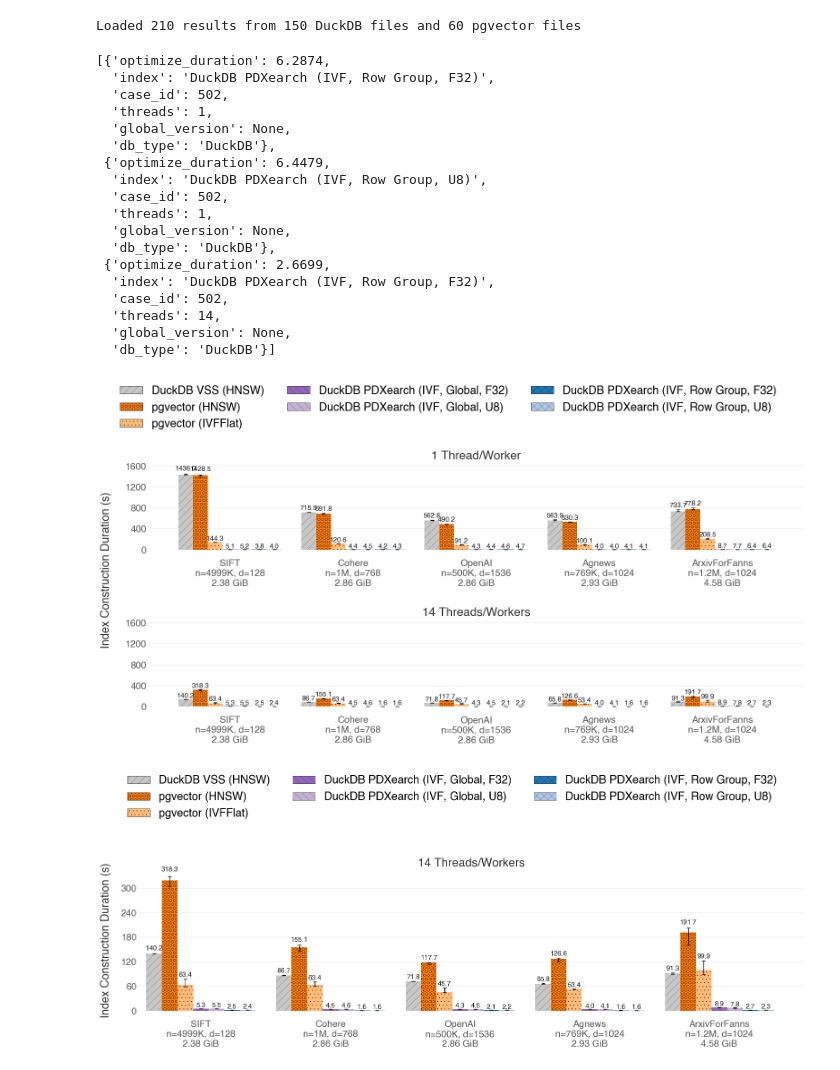
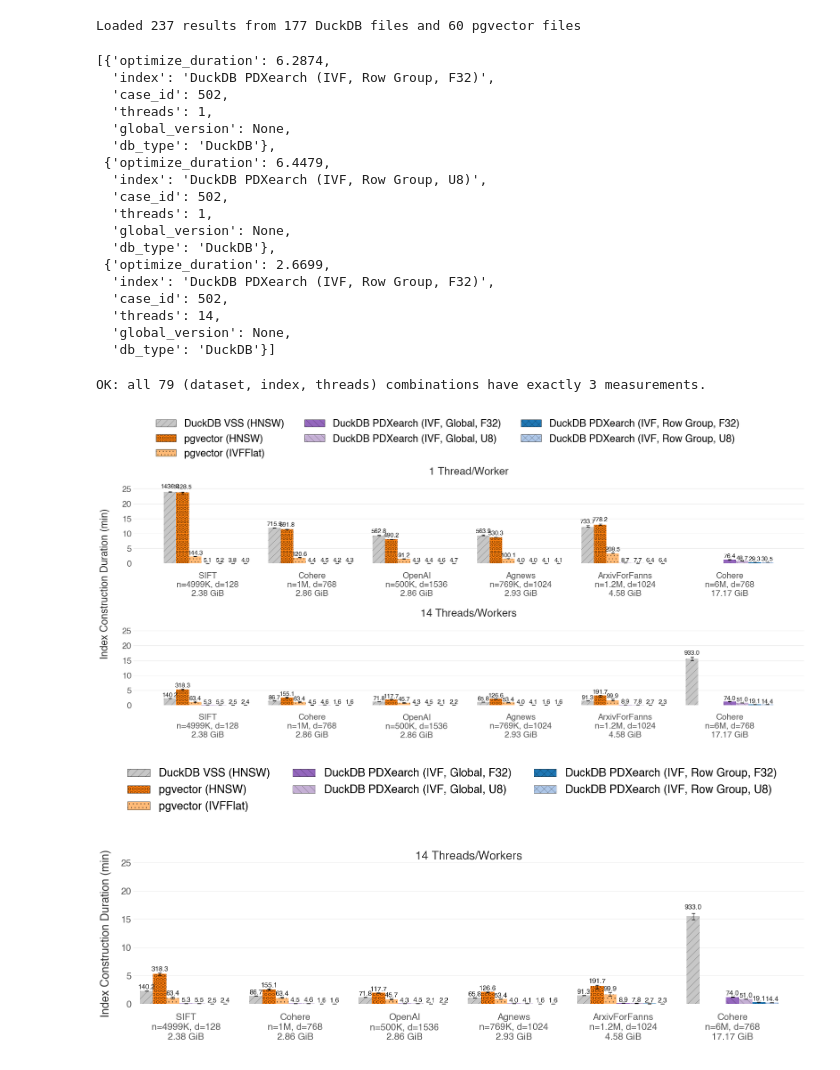
Before and after one commit to Noorts/vss-benchmarks, a Jupyter notebook: analysis/index_creation.ipynb, the cells around one changed output. Drawn from its saved outputs; the diff is of its cells as text; code cells hidden in the pictures.

Commit message:
feat: update index creation plot with Cohere6M

```diff
--- a/analysis/index_creation.ipynb
+++ b/analysis/index_creation.ipynb
@@ -34,7 +34,9 @@ records = []
 
 # Load DuckDB results
 duckdb_results_dir = pathlib.Path("../experiments/results/index_creation/DuckDB")
-duckdb_json_files = sorted(duckdb_results_dir.glob("*.json"))
+duckdb_json_files = sorted(
+    p for p in duckdb_results_dir.glob("*.json") if not p.name.startswith("muted_")
+)
 
 for path in duckdb_json_files:
     with open(path) as f:
@@ -63,7 +65,9 @@ for path in duckdb_json_files:
 
 # Load pgvector results
 pgvector_results_dir = pathlib.Path("../experiments/results/index_creation/PgVector")
-pgvector_json_files = sorted(pgvector_results_dir.glob("*.json"))
+pgvector_json_files = sorted(
+    p for p in pgvector_results_dir.glob("*.json") if not p.name.startswith("muted_")
+)
 
 for path in pgvector_json_files:
     with open(path) as f:
@@ -92,7 +96,7 @@ for path in pgvector_json_files:
 print(f"Loaded {len(records)} results from {len(duckdb_json_files)} DuckDB files and {len(pgvector_json_files)} pgvector files")
 records[:3]
 # %% [output]
-Loaded 210 results from 150 DuckDB files and 60 pgvector files
+Loaded 237 results from 177 DuckDB files and 60 pgvector files
 [{'optimize_duration': 6.2874,
   'index': 'DuckDB PDXearch (IVF, Row Group, F32)',
   'case_id': 502,
@@ -111,6 +115,32 @@ Loaded 210 results from 150 DuckDB files and 60 pgvector files
   'threads': 14,
   'global_version': None,
   'db_type': 'DuckDB'}]
+# %%
+# ---------------------------------------------------------------------------
+# 1b. Validate: exactly 3 measurements per (dataset, index, threads) combo
+# ---------------------------------------------------------------------------
+from collections import Counter
+
+EXPECTED_COUNT = 3
+
+combo_counts = Counter()
+for r in records:
+    key = (CASE_NAMES.get(r["case_id"], f"case_id={r['case_id']}"), r["index"], r["threads"])
+    combo_counts[key] += 1
+
+warnings = []
+for (dataset, index, threads), count in sorted(combo_counts.items()):
+    if count != EXPECTED_COUNT:
+        warnings.append(f"  {dataset} / {index} / {threads}T: {count} measurements (expected {EXPECTED_COUNT})")
+
+if warnings:
+    print(f"WARNING: {len(warnings)} combination(s) do not have exactly {EXPECTED_COUNT} measurements:")
+    for w in warnings:
+        print(w)
+else:
+    print(f"OK: all {len(combo_counts)} (dataset, index, threads) combinations have exactly {EXPECTED_COUNT} measurements.")
+# %% [output]
+OK: all 79 (dataset, index, threads) combinations have exactly 3 measurements.
 # %%
 # ---------------------------------------------------------------------------
 # 2. Case ID → human-readable dataset name
@@ -127,7 +157,7 @@ datasets = sorted(unique_datasets, key=get_dataset_sort_key)
 # ---------------------------------------------------------------------------
 from collections import defaultdict
 import re
-from matplotlib.ticker import MaxNLocator
+from matplotlib.ticker import MultipleLocator
 from matplotlib.patches import Patch
 
 apply_style()
@@ -151,7 +181,7 @@ all_index_types = [idx for idx in INDEX_ORDER if idx in all_index_types]
 n_index_types = len(all_index_types)
 
 # Create 2 subplots: one for 1T, one for 14T (stacked vertically)
-fig, axes = plt.subplots(2, 1, figsize=(16, 8), sharey=False)
+fig, axes = plt.subplots(2, 1, figsize=(18, 8), sharey=False)
 axes = axes.flatten()  # Flatten to make indexing easier
 
 bar_width = 0.45  # Width of each bar
@@ -170,7 +200,7 @@ for dataset in datasets:
             lo_err = med_dur - float(np.min(durations))
 
             hi_err = float(np.max(durations)) - med_dur
-            graph1_tops.append(max(durations))
+            graph1_tops.append(max(durations) / 60)
 
 # Calculate shared y-axis limit from graph 1
 if graph1_tops:
@@ -203,13 +233,13 @@ for ax_idx, target_threads in enumerate([1, 14]):
                 hi_err = float(np.max(durations)) - med_dur
                 color = index_colors.get(index_type, "#808080")
                 hatch = index_hatches.get(index_type, "")
-                ax.bar(x, med_dur, bar_width, yerr=[[lo_err], [hi_err]], color=color, hatch=hatch,
+                ax.bar(x, med_dur / 60, bar_width, yerr=[[lo_err / 60], [hi_err / 60]], color=color, hatch=hatch,
                        capsize=3, error_kw={"linewidth": 0.8},
                        label=index_type if dataset == datasets[0] else "")
 
                 # Add value label on top of bar + error bar with offset
-                top = med_dur + hi_err
-                offset = max(0.05, top * 0.03)
+                top = (med_dur + hi_err) / 60
+                offset = max(0.01, top * 0.03)
                 ax.text(x, top + offset, f"{med_dur:.1f}",
                        ha="center", va="bottom", fontsize=BAR_LABEL_FONTSIZE, color=BAR_TEXT_COLOR)
 
@@ -220,7 +250,7 @@ for ax_idx, target_threads in enumerate([1, 14]):
 
     # Set title (singular when 1)
     label = "Thread/Worker" if target_threads == 1 else "Threads/Workers"
-    ax.set_title(f"{target_threads} {label}", fontsize=LABEL_FONTSIZE + 1, color=FONT_COLOR)
+    ax.set_title(f"{target_threads} {label}", fontsize=LABEL_FONTSIZE + 1, y=1.15, color=FONT_COLOR)
 
     ax.set_ylabel("")
 
@@ -240,39 +270,39 @@ for ax_idx, target_threads in enumerate([1, 14]):
     ax.yaxis.grid(True, linestyle='-', linewidth=0.6, color='gray', alpha=0.2)
     ax.set_axisbelow(True)
 
     # Spine adjustments (remove top and right)
     ax.spines['top'].set_visible(False)
     ax.spines['right'].set_visible(False)
     ax.spines['left'].set_visible(False)
     ax.spines['bottom'].set_visible(False)
 
     # Y-axis limits and locator (use same limits as graph 1)
-    ax.set_ylim(0, shared_max_y)
-    ax.yaxis.set_major_locator(MaxNLocator(nbins=5))
+    ax.set_ylim(0, 25)
+    ax.yaxis.set_major_locator(MultipleLocator(5))
 
     ax.tick_params(axis='y', colors=TICK_FONTS_COLOR, labelsize=TICK_FONTSIZE)
     ax.tick_params(axis='both', length=0)
     ax.tick_params(axis='x', pad=15)  # Increase spacing between x-axis labels and axis
 
 # Shared legend - create handles for all index types
 legend_handles = []
 legend_labels = []
 for index_type in all_index_types:
     color = index_colors.get(index_type, "#808080")
     hatch = index_hatches.get(index_type, "")
     legend_handles.append(Patch(facecolor=color, hatch=hatch, edgecolor='black', linewidth=0.5))
     legend_labels.append(index_type)
 
 fig.legend(legend_handles, legend_labels, loc="upper center", ncols=math.ceil(len(all_index_types) / 3),
           frameon=False, fontsize=LABEL_FONTSIZE, bbox_to_anchor=(0.5, 1.04))
 
-fig.supylabel("Index Construction Duration (s)", fontsize=LABEL_FONTSIZE, color=FONT_COLOR)
-fig.tight_layout(rect=[0.02, 0, 1, 0.85])
-fig.subplots_adjust(hspace=0.80)
+fig.supylabel("Index Construction Duration (min)", fontsize=LABEL_FONTSIZE, color=FONT_COLOR)
+fig.tight_layout(rect=[0.02, 0, 1, 0.90])
+fig.subplots_adjust(hspace=0.90)
 # plt.show()
 save_fig("index_creation")
 # %% [output]
-[figure, old version]
+[figure, new version]
 # %%
 # ---------------------------------------------------------------------------
 # 3b. Plot: 14 Threads/Workers only — one subplot per dataset
@@ -328,11 +358,11 @@ for dataset in datasets:
             hi_err = float(np.max(durations)) - med_dur
             color = index_colors.get(index_type, "#808080")
             hatch = index_hatches.get(index_type, "")
-            ax.bar(x, med_dur, bar_width, yerr=[[lo_err], [hi_err]], color=color, hatch=hatch,
+            ax.bar(x, med_dur / 60, bar_width, yerr=[[lo_err / 60], [hi_err / 60]], color=color, hatch=hatch,
                    capsize=3, error_kw={"linewidth": 0.8})
 
-            top = med_dur + hi_err
-            offset = max(0.05, top * 0.03)
+            top = (med_dur + hi_err) / 60
+            offset = max(0.01, top * 0.03)
             ax.text(x, top + offset, f"{med_dur:.1f}",
                     ha="center", va="bottom", fontsize=BAR_LABEL_FONTSIZE, color=BAR_TEXT_COLOR)
 
@@ -343,7 +373,7 @@ for dataset in datasets:
     x_base += group_width + group_spacing
 
 ax.set_title(f"{TARGET_THREADS} Threads/Workers", fontsize=LABEL_FONTSIZE + 1, color=FONT_COLOR)
-ax.set_ylabel("Index Construction Duration (s)", fontsize=LABEL_FONTSIZE, color=FONT_COLOR, labelpad=15)
+ax.set_ylabel("Index Construction Duration (min)", fontsize=LABEL_FONTSIZE, color=FONT_COLOR, labelpad=15)
 
 ax.set_xticks(group_centers)
 ax.set_xticklabels(x_labels, fontsize=X_TICK_FONTSIZE, color=TICK_FONTS_COLOR)
@@ -355,7 +385,8 @@ ax.yaxis.grid(True, linestyle='-', linewidth=0.6, color='gray', alpha=0.2)
 ax.set_axisbelow(True)
 for spine in ax.spines.values():
     spine.set_visible(False)
-ax.yaxis.set_major_locator(MultipleLocator(60))
+ax.set_ylim(0, 25)
+ax.yaxis.set_major_locator(MultipleLocator(5))
 ax.tick_params(axis='y', colors=TICK_FONTS_COLOR, labelsize=TICK_FONTSIZE)
 ax.tick_params(axis='both', length=0)
 ax.tick_params(axis='x', pad=15)
@@ -373,7 +404,7 @@ fig.legend(handles=legend_handles, loc="upper center", ncols=math.ceil(len(all_i
 fig.tight_layout(rect=[0, 0, 1, 0.76])
 save_fig("index_creation_14t")
 # %% [output]
-[figure, old version]
+[figure, new version]
 # %%
 # ---------------------------------------------------------------------------
 # 3c. Plot: 1 Thread/Worker only — y-axis in minutes
```
Also changed, not shown: parts of 3 cells of this notebook, 30 other files.
